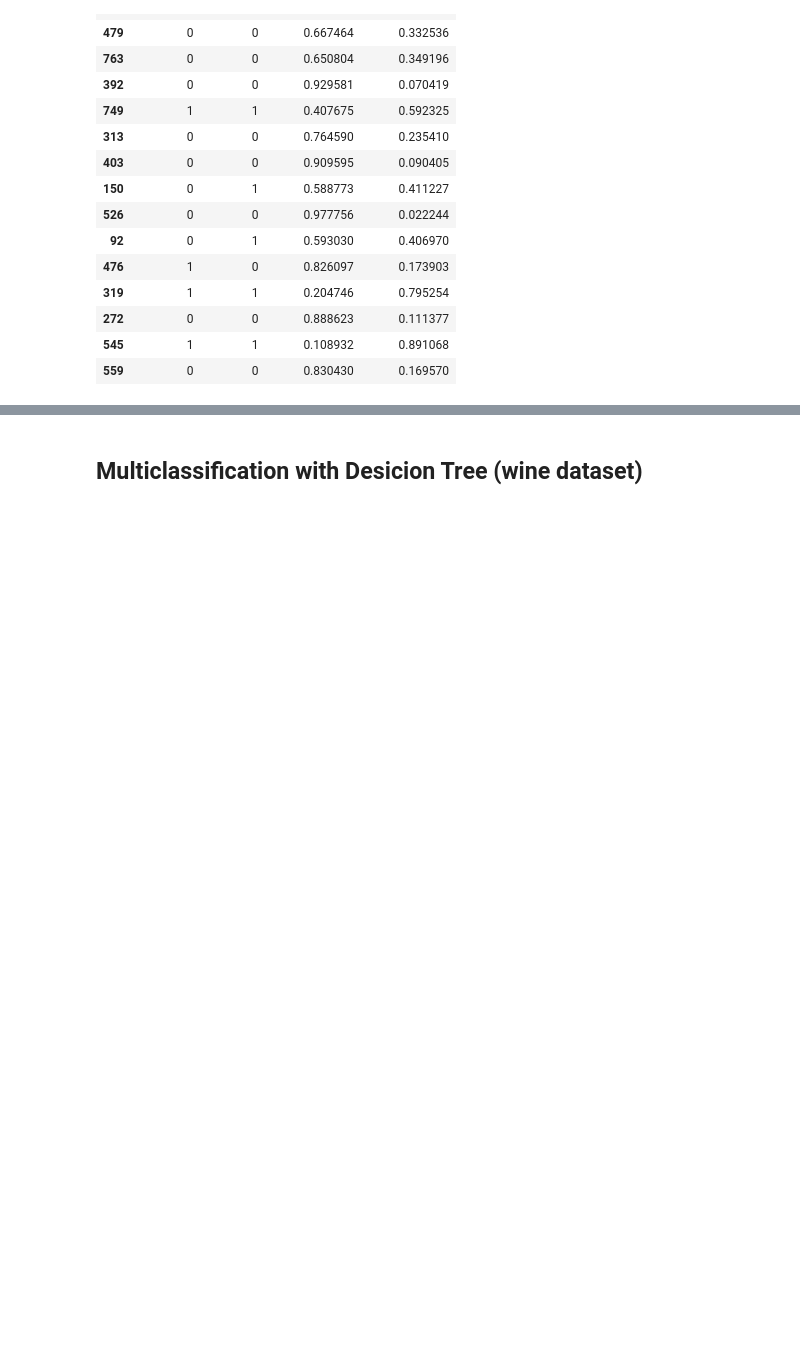
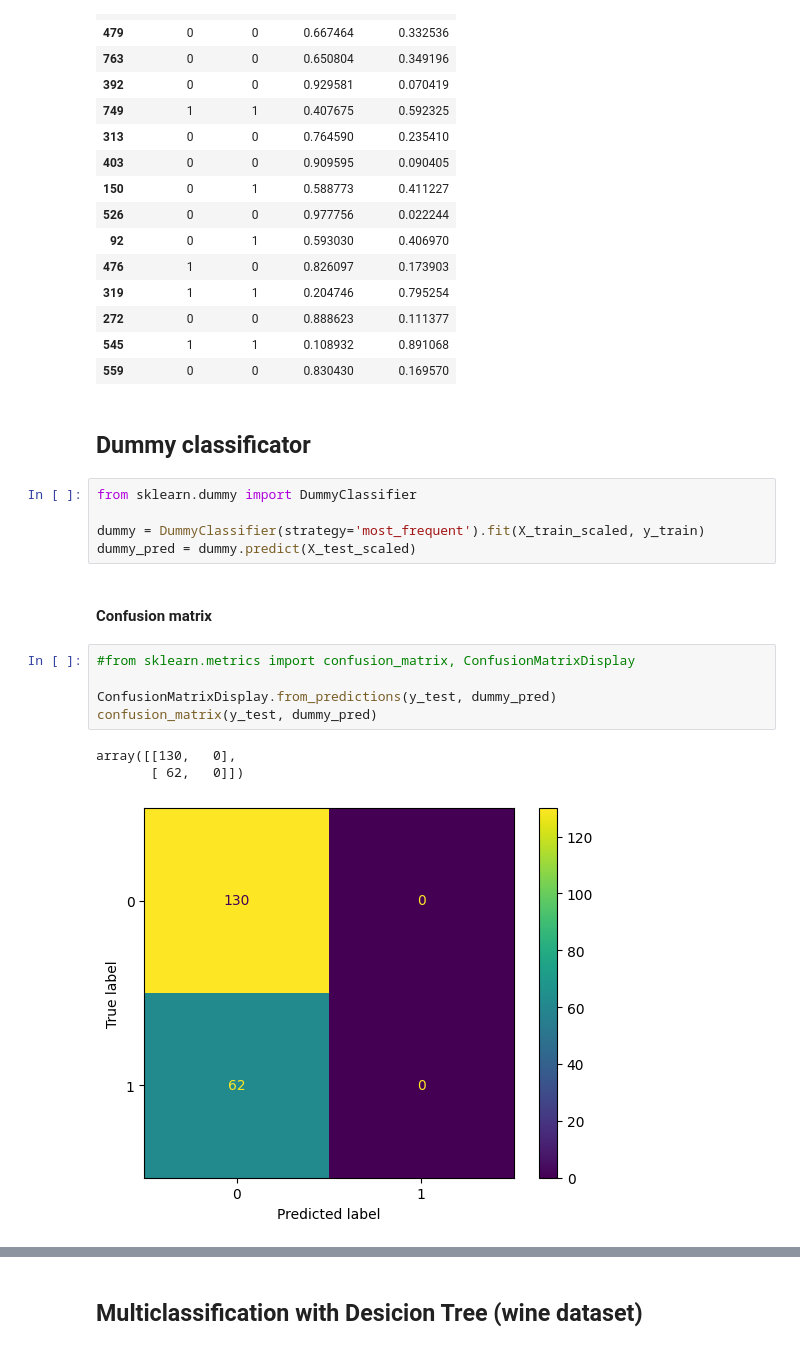
Before and after one commit to deructu/Amazinum-Data-Camp-Homeworks-by-Dmytro-Lutsyk, a Jupyter notebook: lesson_7_Evaluation./lesson_7_evaluation_hometask.ipynb, the cells around one changed output, grey strips where cells are left out. Cells and saved outputs as stored; diff of their text form; blank space fills up the shorter version.

Commit message:
add_dummy

```diff
--- a/lesson_7_Evaluation./lesson_7_evaluation_hometask.ipynb
+++ b/lesson_7_Evaluation./lesson_7_evaluation_hometask.ipynb
@@ -215,3 +216,21 @@ df_proba.sample(15, random_state=42)
 | 272 | 0 | 0 | 0.888623 | 0.111377 |
 | 545 | 1 | 1 | 0.108932 | 0.891068 |
 | 559 | 0 | 0 | 0.830430 | 0.169570 |
+# %% [markdown]
+## Dummy classificator
+# %%
+from sklearn.dummy import DummyClassifier
+
+dummy = DummyClassifier(strategy='most_frequent').fit(X_train_scaled, y_train)
+dummy_pred = dummy.predict(X_test_scaled)
+# %% [markdown]
+#### Confusion matrix
+# %%
+#from sklearn.metrics import confusion_matrix, ConfusionMatrixDisplay
+
+ConfusionMatrixDisplay.from_predictions(y_test, dummy_pred)
+confusion_matrix(y_test, dummy_pred)
+# %% [output]
+array([[130,   0],
+       [ 62,   0]])
+[figure, added]
```
Also changed, not shown: parts of 8 cells of this notebook.
